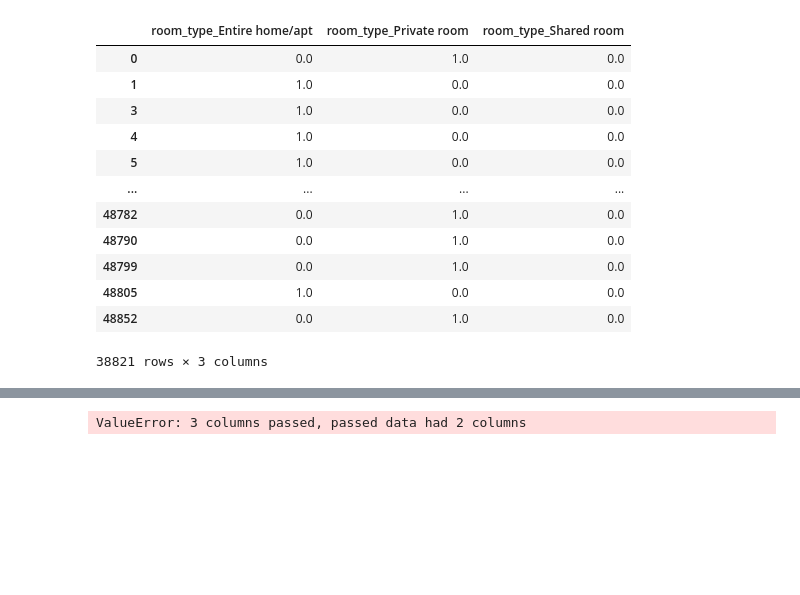
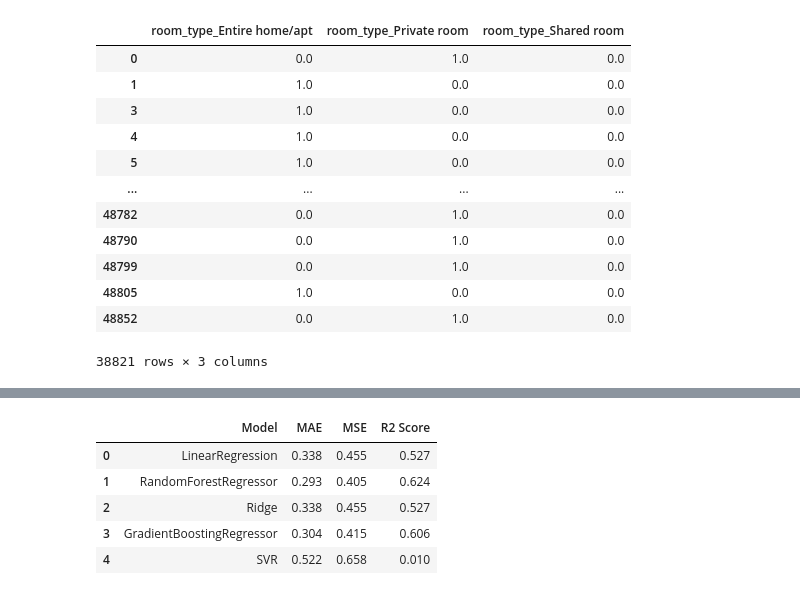
Before and after one commit to arif-almusharafi/airbnb-price-analysis-and-prediction, a Jupyter notebook: airbnb1.ipynb, the cells around one changed output, grey strips where cells are left out. Drawn from its saved outputs; the diff is of its cells as text; code cells hidden in the pictures; blank space fills up the shorter version.

```diff
--- a/airbnb1.ipynb
+++ b/airbnb1.ipynb
@@ -533,5 +527,10 @@ for name, Model in Models.items():
 # %%
-results_df = pd.DataFrame(results_MAE,results_MSE, columns=["Model","MAE","MSE"])
+results_df = pd.DataFrame(results, columns=["Model","MAE", "MSE","R2 Score"])
 results_df
 # %% [output]
-ValueError: 3 columns passed, passed data had 2 columns
+|  | Model | MAE | MSE | R2 Score |
+| 0 | LinearRegression | 0.338 | 0.455 | 0.527 |
+| 1 | RandomForestRegressor | 0.293 | 0.405 | 0.624 |
+| 2 | Ridge | 0.338 | 0.455 | 0.527 |
+| 3 | GradientBoostingRegressor | 0.304 | 0.415 | 0.606 |
+| 4 | SVR | 0.522 | 0.658 | 0.010 |
```
Also changed, not shown: parts of 7 cells of this notebook, 1 other file.
